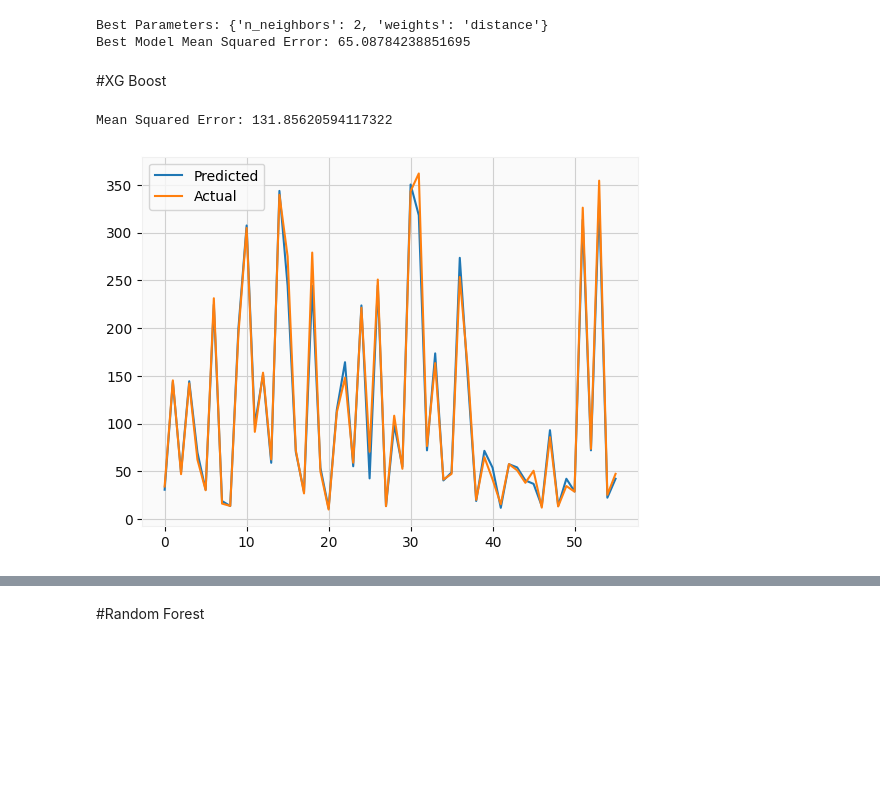
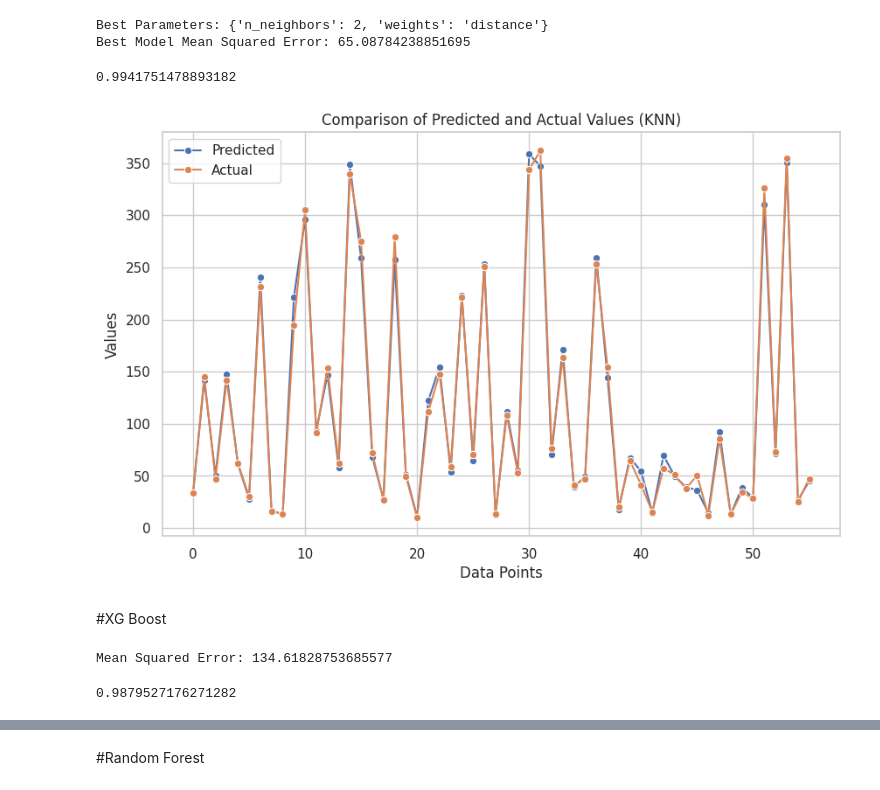
Before and after one commit to Umesh2851997/Yes-bank-stock-closing-price-prediction, a Jupyter notebook: Yes_Bank_Closing_Stock_Price_Prediction.ipynb, the cells around one changed output, grey strips where cells are left out. Saved outputs shown, nothing was run; the diff lists cells and outputs as text; code cells hidden in the pictures; blank space fills up the shorter version.

```diff
--- a/Yes_Bank_Closing_Stock_Price_Prediction.ipynb
+++ b/Yes_Bank_Closing_Stock_Price_Prediction.ipynb
@@ -480,6 +490,31 @@ print(f"Best Model Mean Squared Error: {mse}")
 # %% [output]
 Best Parameters: {'n_neighbors': 2, 'weights': 'distance'}
 Best Model Mean Squared Error: 65.08784238851695
+# %%
+#r2
+r2_knn = r2_score(y_test,knn_pred)
+print(r2_knn)
+# %% [output]
+0.9941751478893182
+# %%
+#plot the model
+sns.set(style="whitegrid")
+plt.figure(figsize=(10, 6))
+
+# Plotting predicted values in blue
+sns.lineplot(data=knn_pred, label="Predicted", marker='o')
+
+# Plotting actual values in orange
+sns.lineplot(data=y_test, label="Actual", marker='o')
+
+plt.title("Comparison of Predicted and Actual Values (KNN)")
+plt.xlabel("Data Points")
+plt.ylabel("Values")
+plt.legend()
+
+plt.show()
+# %% [output]
+[figure, added]
 # %% [markdown]
 #XG Boost
 # %%
@@ -503,18 +538,15 @@ params = {
 model = xgb.train(params, dtrain, num_boost_round=100)
 
 # Make predictions on the test set
-y_pred1 = model.predict(dtest)
+xg_pred = model.predict(dtest)
 
 # Evaluate the model using mean squared error
-mse = mean_squared_error(y_test, y_pred1)
+mse = mean_squared_error(y_test, xg_pred)
 print(f"Mean Squared Error: {mse}")
 # %% [output]
-Mean Squared Error: 131.85620594117322
+Mean Squared Error: 134.61828753685577
-# %%
-plt.plot(y_pred1)
-plt.plot(y_test)
-plt.legend(["Predicted","Actual"])
-
-plt.show()
-# %% [output]
-[figure, removed]
+# %%
+r2_xg = r2_score(y_test,xg_pred)
+print(r2_xg)
+# %% [output]
+0.9879527176271282
```
Also changed, not shown: parts of 20 cells of this notebook.
